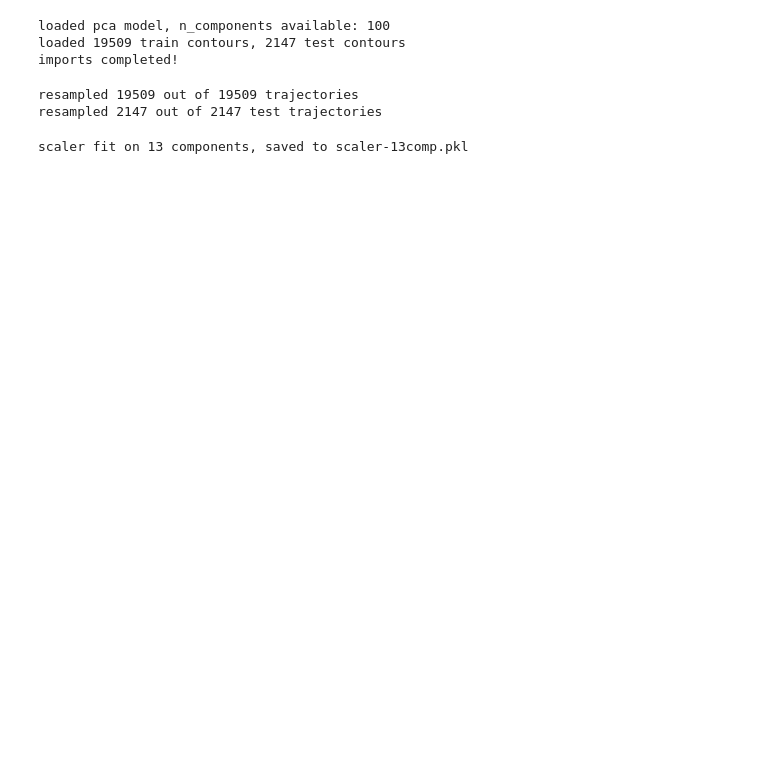
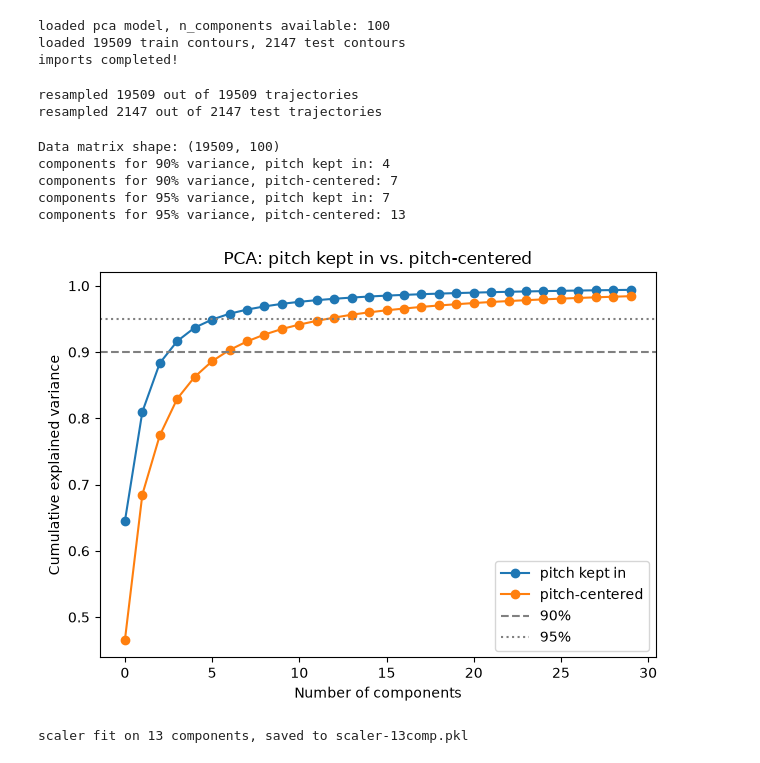
Before and after one commit to netra-khot/mouse-vocalization-2026, a Jupyter notebook: data_prep/pca.ipynb, the cells around one changed output. Cells and saved outputs as stored; diff of their text form; code cells hidden in the pictures; blank space fills up the shorter version.

Commit message:
tried pca w/o pitch-centering

```diff
--- a/data_prep/pca.ipynb
+++ b/data_prep/pca.ipynb
@@ -71,6 +71,43 @@ print(f"resampled {len(test_resampled_trajectories)} out of {len(test_contours)}
 # %% [output]
 resampled 19509 out of 19509 trajectories
 resampled 2147 out of 2147 test trajectories
+# %%
+X = np.stack(train_resampled_trajectories)
+print("Data matrix shape:", X.shape)
+
+# --- version 1: pitch kept in (no centering, PCA sees absolute pitch level) ---
+pca_with_pitch = PCA()
+pca_with_pitch.fit(X)
+cumvar_with_pitch = np.cumsum(pca_with_pitch.explained_variance_ratio_)
+
+# --- version 2: pitch-centered, your current approach ---
+X_centered = X - X.mean(axis=1, keepdims=True)
+pca_centered = PCA()
+pca_centered.fit(X_centered)
+cumvar_centered = np.cumsum(pca_centered.explained_variance_ratio_)
+
+print("components for 90% variance, pitch kept in:", np.argmax(cumvar_with_pitch >= 0.90) + 1)
+print("components for 90% variance, pitch-centered:", np.argmax(cumvar_centered >= 0.90) + 1)
+print("components for 95% variance, pitch kept in:", np.argmax(cumvar_with_pitch >= 0.95) + 1)
+print("components for 95% variance, pitch-centered:", np.argmax(cumvar_centered >= 0.95) + 1)
+
+plt.plot(cumvar_with_pitch[:30], marker='o', label="pitch kept in")
+plt.plot(cumvar_centered[:30], marker='o', label="pitch-centered")
+plt.xlabel("Number of components")
+plt.ylabel("Cumulative explained variance")
+plt.axhline(0.90, color='gray', linestyle='--', label='90%')
+plt.axhline(0.95, color='gray', linestyle=':', label='95%')
+plt.legend()
+plt.title("PCA: pitch kept in vs. pitch-centered")
+plt.tight_layout()
+plt.show()
+# %% [output]
+Data matrix shape: (19509, 100)
+components for 90% variance, pitch kept in: 4
+components for 90% variance, pitch-centered: 7
+components for 95% variance, pitch kept in: 7
+components for 95% variance, pitch-centered: 13
+[figure, added]
 # %%
 # ---- FOR DOWNLOADING NEW SCALER ---
 # from sklearn.preprocessing import StandardScaler
```
Also changed, not shown: parts of 1 cell of this notebook, 1 other file.
